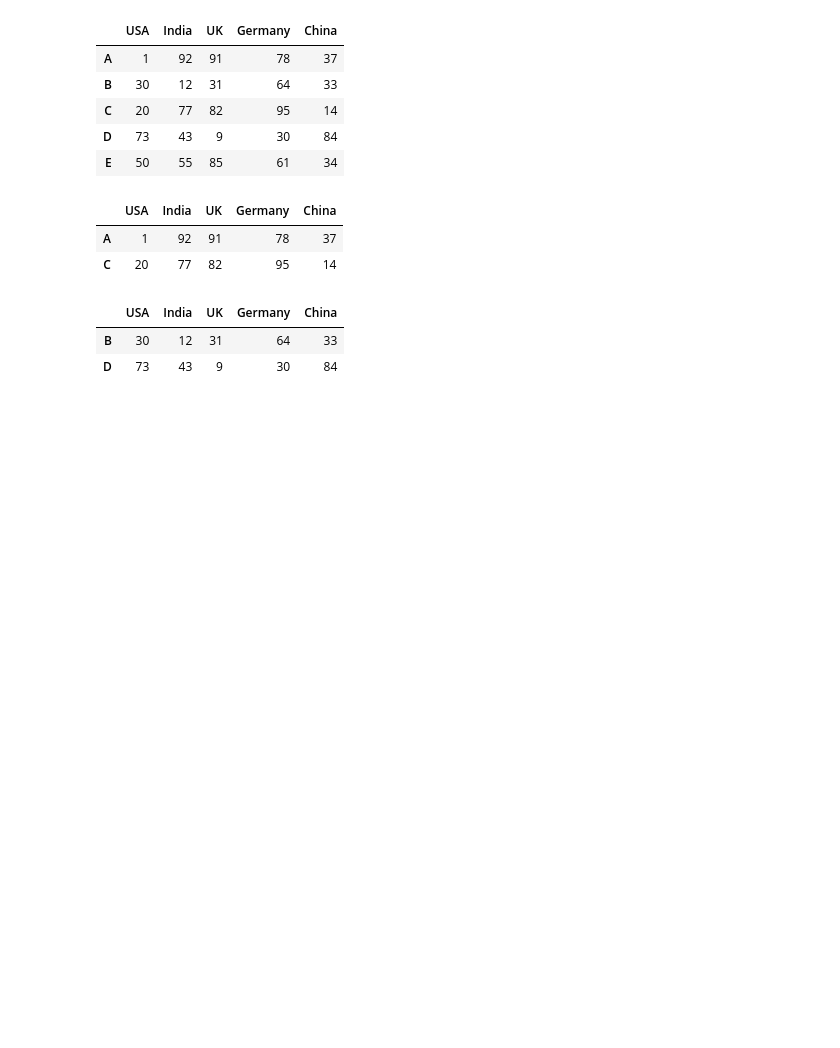
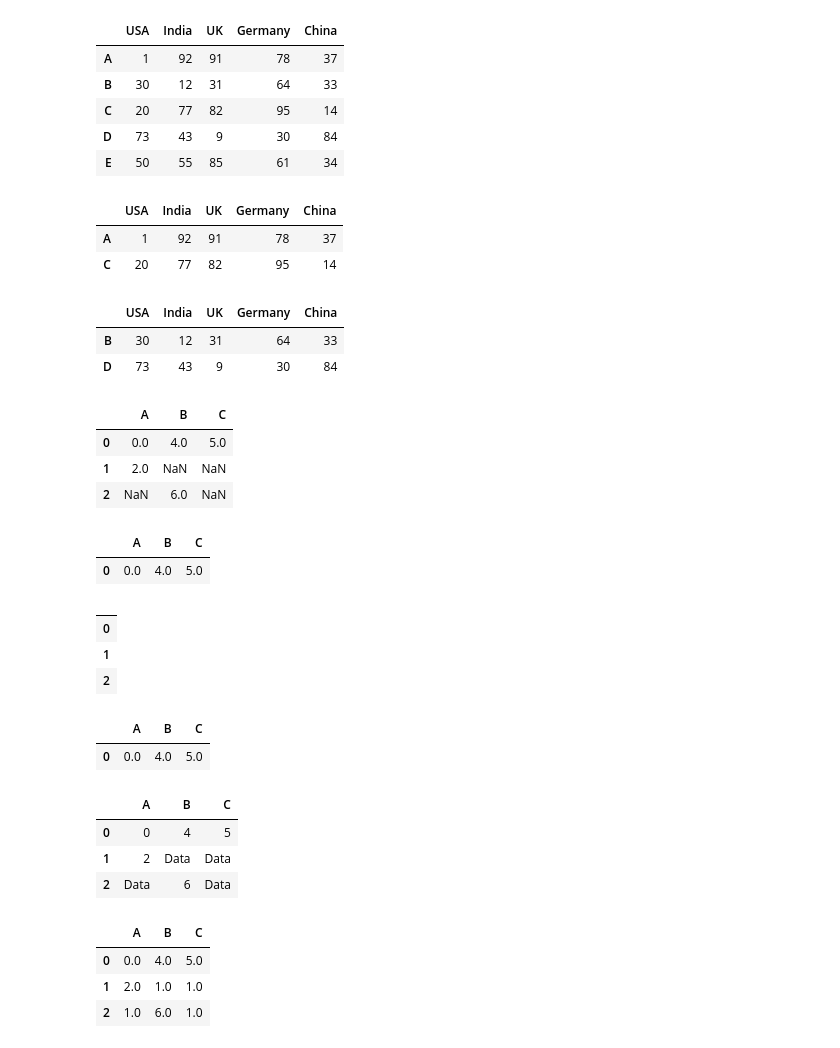
Before and after one commit to saksham1998/Complete-Python-3-Introduction, a Jupyter notebook: Pandas.ipynb, the cells around one changed output. Drawn from its saved outputs; the diff is of its cells as text; code cells hidden in the pictures; blank space fills up the shorter version.

```diff
--- a/Pandas.ipynb
+++ b/Pandas.ipynb
@@ -276,3 +276,49 @@ df[(df['Germany']>100) | (df['UK']<50)] # it means all those statements where va
 |  | USA | India | UK | Germany | China |
 | B | 30 | 12 | 31 | 64 | 33 |
 | D | 73 | 43 | 9 | 30 | 84 |
+# %%
+#Null values
+
+my_dict = {'A':[0,2,np.nan],'B':[4,np.nan,6],'C':[5,np.nan,np.nan]}
+
+df = pd.DataFrame(my_dict)
+
+df
+# %% [output]
+|  | A | B | C |
+| 0 | 0.0 | 4.0 | 5.0 |
+| 1 | 2.0 | NaN | NaN |
+| 2 | NaN | 6.0 | NaN |
+# %%
+df.dropna()
+# %% [output]
+|  | A | B | C |
+| 0 | 0.0 | 4.0 | 5.0 |
+# %%
+df.dropna(axis=1)
+# %% [output]
+|  |
+| 0 |
+| 1 |
+| 2 |
+# %%
+df.dropna(thresh=2)
+# %% [output]
+|  | A | B | C |
+| 0 | 0.0 | 4.0 | 5.0 |
+# %%
+#now filling the missing data:
+
+df.fillna(value='Data')
+# %% [output]
+|  | A | B | C |
+| 0 | 0 | 4 | 5 |
+| 1 | 2 | Data | Data |
+| 2 | Data | 6 | Data |
+# %%
+df.fillna(value=df['A'].mean())
+# %% [output]
+|  | A | B | C |
+| 0 | 0.0 | 4.0 | 5.0 |
+| 1 | 2.0 | 1.0 | 1.0 |
+| 2 | 1.0 | 6.0 | 1.0 |
```
